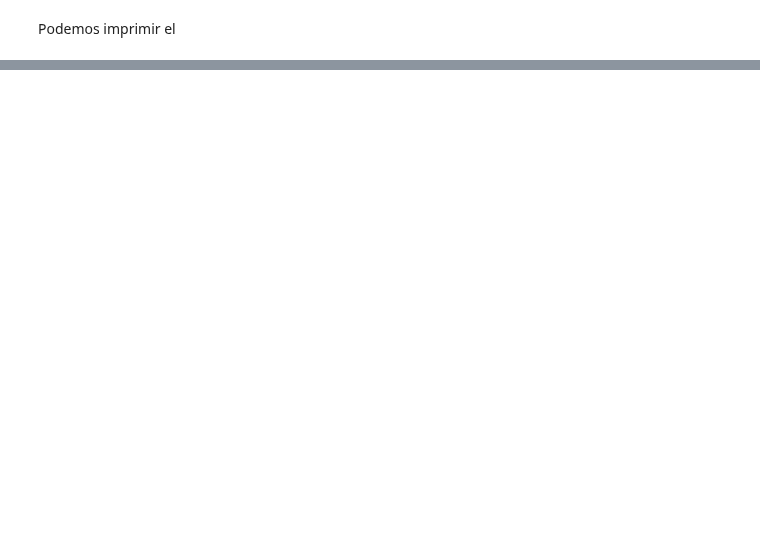
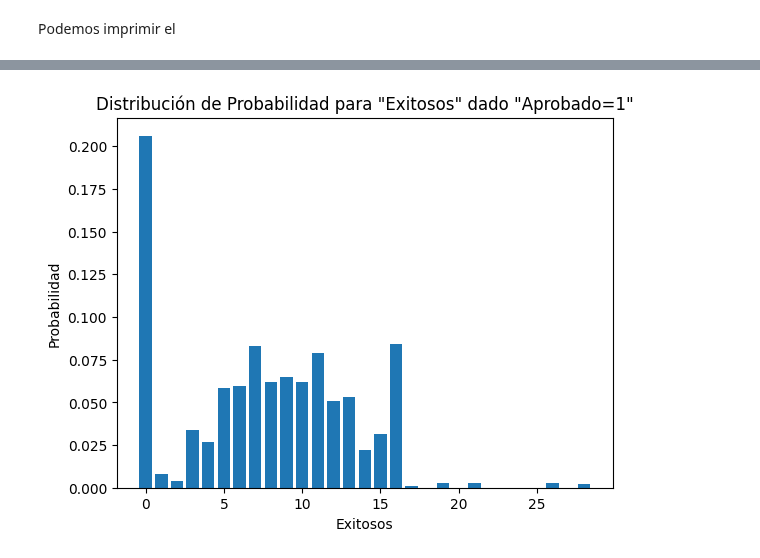
Before and after one commit to tonporaqui/tesis, a Jupyter notebook: jupyter_notebook/notebooks/bnlearn.ipynb, the cells around one changed output, grey strips where cells are left out. Saved outputs shown, nothing was run; the diff lists cells and outputs as text; code cells hidden in the pictures; blank space fills up the shorter version.

```diff
--- a/jupyter_notebook/notebooks/bnlearn.ipynb
+++ b/jupyter_notebook/notebooks/bnlearn.ipynb
@@ -265,0 +294,18 @@ G = bn.plot(model_hc_bic)
+# %%
+# Valores de la variable "exitosos"
+exitosos_values = [0, 1, 2, 3, 4, 5, 6, 7, 8, 9, 10, 11, 12, 13, 14, 15, 16, 17, 19, 21, 26, 28]
+
+# Probabilidades estimadas
+probabilities = [0.2061, 0.0083, 0.0040, 0.0340, 0.0268, 0.0585, 0.0593, 0.0827, 0.0617, 0.0646, 0.0620,
+                 0.0786, 0.0509, 0.0529, 0.0218, 0.0317, 0.0843, 0.0011, 0.0030, 0.0025, 0.0025, 0.0023]
+
+# Crear el gráfico de barras
+plt.bar(exitosos_values, probabilities)
+plt.xlabel('Exitosos')
+plt.ylabel('Probabilidad')
+plt.title('Distribución de Probabilidad para "Exitosos" dado "Aprobado=1"')
+
+# Mostrar el gráfico
+plt.show()
+# %% [output]
+[figure, added]
```
Also changed, not shown: parts of 15 cells of this notebook, 7 other files.
